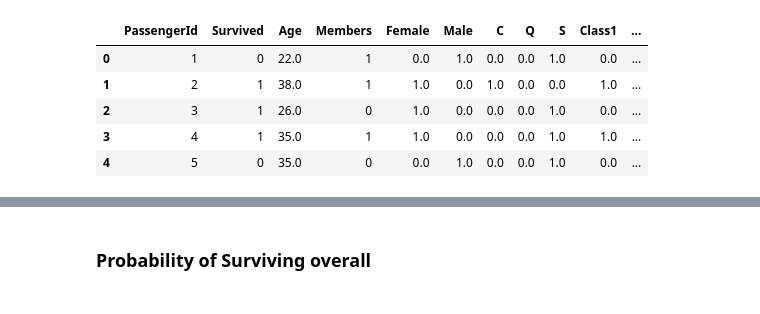
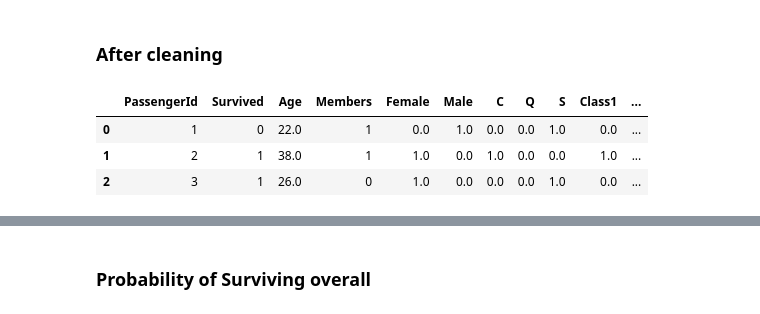
Before and after one commit to MehulChavan/Titanic_prediction, a Jupyter notebook: Titanic_prediction.ipynb, the cells around one changed output, grey strips where cells are left out. Drawn from its saved outputs; the diff is of its cells as text; code cells hidden in the pictures.

```diff
--- a/Titanic_prediction.ipynb
+++ b/Titanic_prediction.ipynb
@@ -85,9 +113,9 @@ test_df = clean_df(test_df)
+# %% [markdown]
+### After cleaning
 # %%
-train_df.head()
+train_df.head(3)
 # %% [output]
 |  | PassengerId | Survived | Age | Members | Female | Male | C | Q | S | Class1 | ... |
 | 0 | 1 | 0 | 22.0 | 1 | 0.0 | 1.0 | 0.0 | 0.0 | 1.0 | 0.0 | ... |
 | 1 | 2 | 1 | 38.0 | 1 | 1.0 | 0.0 | 1.0 | 0.0 | 0.0 | 1.0 | ... |
 | 2 | 3 | 1 | 26.0 | 0 | 1.0 | 0.0 | 0.0 | 0.0 | 1.0 | 0.0 | ... |
-| 3 | 4 | 1 | 35.0 | 1 | 1.0 | 0.0 | 0.0 | 0.0 | 1.0 | 1.0 | ... |
-| 4 | 5 | 0 | 35.0 | 0 | 0.0 | 1.0 | 0.0 | 0.0 | 1.0 | 0.0 | ... |
```
Also changed, not shown: parts of 42 cells of this notebook.
